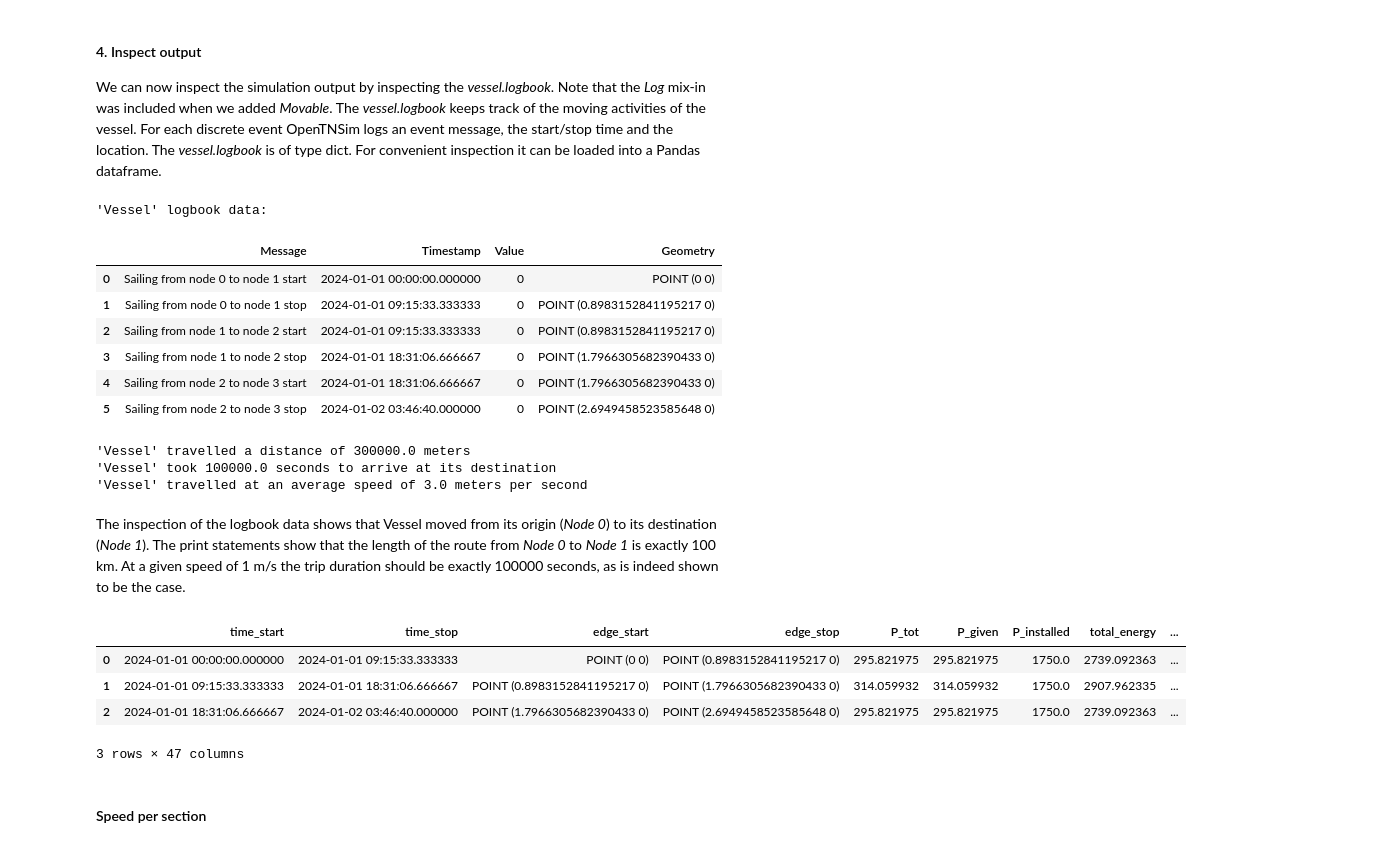
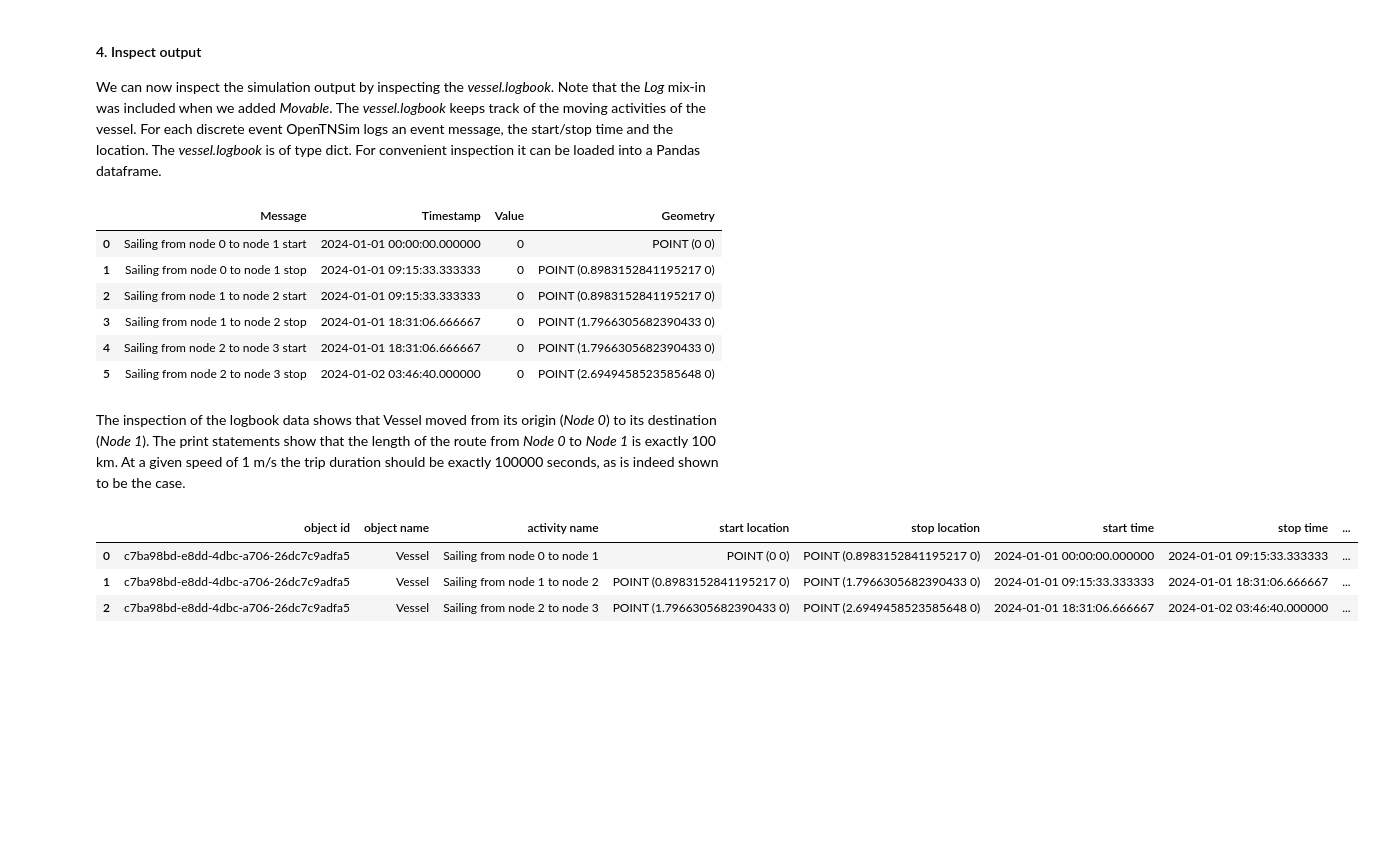
Before and after one commit to TUDelft-CITG/OpenTNSim, a Jupyter notebook: notebooks/Example 0101 - Energy calculation along a route.ipynb, the cells around one changed output. Drawn from its saved outputs; the diff is of its cells as text; code cells hidden in the pictures; blank space fills up the shorter version.

Commit message:
Improved examples, based on event table. Improved 2 x 2 result plot

```diff
--- a/notebooks/Example 0101 - Energy calculation along a route.ipynb
+++ b/notebooks/Example 0101 - Energy calculation along a route.ipynb
@@ -191,21 +186,8 @@ We can now inspect  the simulation output by inspecting the _vessel.logbook_. No
 # load the logbook data into a dataframe
 df = pd.DataFrame.from_dict(vessel.logbook)
 
-print("'{}' logbook data:".format(vessel.name))
-print('')
-
 display(df)
-
-trip_distance = opentnsim.graph.calculate_distance_along_path(FG, vessel.route)
-trip_duration = datetime.timedelta.total_seconds(vessel.logbook[-1]['Timestamp'] - vessel.logbook[0]['Timestamp'])
-
-print("'{}' travelled a distance of {:.1f} meters".format(vessel.name, trip_distance))
-print("'{}' took {:.1f} seconds to arrive at its destination".format(vessel.name, trip_duration))
-print("'{}' travelled at an average speed of {:.1f} meters per second".format(vessel.name, trip_distance/trip_duration))
-print('')
-print('')
 # %% [output]
-'Vessel' logbook data:
 |  | Message | Timestamp | Value | Geometry |
 | 0 | Sailing from node 0 to node 1 start | 2024-01-01 00:00:00.000000 | 0 | POINT (0 0) |
 | 1 | Sailing from node 0 to node 1 stop | 2024-01-01 09:15:33.333333 | 0 | POINT (0.8983152841195217 0) |
@@ -213,9 +195,6 @@ print('')
 | 3 | Sailing from node 1 to node 2 stop | 2024-01-01 18:31:06.666667 | 0 | POINT (1.7966305682390433 0) |
 | 4 | Sailing from node 2 to node 3 start | 2024-01-01 18:31:06.666667 | 0 | POINT (1.7966305682390433 0) |
 | 5 | Sailing from node 2 to node 3 stop | 2024-01-02 03:46:40.000000 | 0 | POINT (2.6949458523585648 0) |
-'Vessel' travelled a distance of 300000.0 meters
-'Vessel' took 100000.0 seconds to arrive at its destination
-'Vessel' travelled at an average speed of 3.0 meters per second
 # %% [markdown]
 The inspection of the logbook data shows that Vessel moved from its origin (*Node 0*) to its destination (*Node 1*). The print statements show that the length of the route from *Node 0* to *Node 1* is exactly 100 km. At a given speed of 1 m/s the trip duration should be exactly 100000 seconds, as is indeed shown to be the case.
 # %%
@@ -225,16 +261,8 @@ energycalculation.calculate_energy_consumption()
 # %%
-# process the data frame to get the right output values
-df = pd.DataFrame.from_dict(energycalculation.energy_use)
-df['fuel_kg_per_km'] = (df['total_diesel_consumption_ICE_mass'] / 1000) / (df['distance']/1000)
-df['CO2_g_per_km']   = (df['total_emission_CO2']) / (df['distance']/1000)
-df['PM10_g_per_km']  = (df['total_emission_PM10']) / (df['distance']/1000)
-df['NOx_g_per_km']   = (df['total_emission_NOX']) / (df['distance']/1000)
-df
+df_eventtable = logbook_to_eventtable([vessel])
+df_eventtable
 # %% [output]
-|  | time_start | time_stop | edge_start | edge_stop | P_tot | P_given | P_installed | total_energy | ... |
-| 0 | 2024-01-01 00:00:00.000000 | 2024-01-01 09:15:33.333333 | POINT (0 0) | POINT (0.8983152841195217 0) | 295.821975 | 295.821975 | 1750.0 | 2739.092363 | ... |
-| 1 | 2024-01-01 09:15:33.333333 | 2024-01-01 18:31:06.666667 | POINT (0.8983152841195217 0) | POINT (1.7966305682390433 0) | 314.059932 | 314.059932 | 1750.0 | 2907.962335 | ... |
-| 2 | 2024-01-01 18:31:06.666667 | 2024-01-02 03:46:40.000000 | POINT (1.7966305682390433 0) | POINT (2.6949458523585648 0) | 295.821975 | 295.821975 | 1750.0 | 2739.092363 | ... |
+|  | object id | object name | activity name | start location | stop location | start time | stop time | ... |
+| 0 | c7ba98bd-e8dd-4dbc-a706-26dc7c9adfa5 | Vessel | Sailing from node 0 to node 1 | POINT (0 0) | POINT (0.8983152841195217 0) | 2024-01-01 00:00:00.000000 | 2024-01-01 09:15:33.333333 | ... |
+| 1 | c7ba98bd-e8dd-4dbc-a706-26dc7c9adfa5 | Vessel | Sailing from node 1 to node 2 | POINT (0.8983152841195217 0) | POINT (1.7966305682390433 0) | 2024-01-01 09:15:33.333333 | 2024-01-01 18:31:06.666667 | ... |
+| 2 | c7ba98bd-e8dd-4dbc-a706-26dc7c9adfa5 | Vessel | Sailing from node 2 to node 3 | POINT (1.7966305682390433 0) | POINT (2.6949458523585648 0) | 2024-01-01 18:31:06.666667 | 2024-01-02 03:46:40.000000 | ... |
-3 rows × 47 columns
-# %% [markdown]
-#### Speed per section
```
Also changed, not shown: parts of 16 cells of this notebook, 1 other file.
